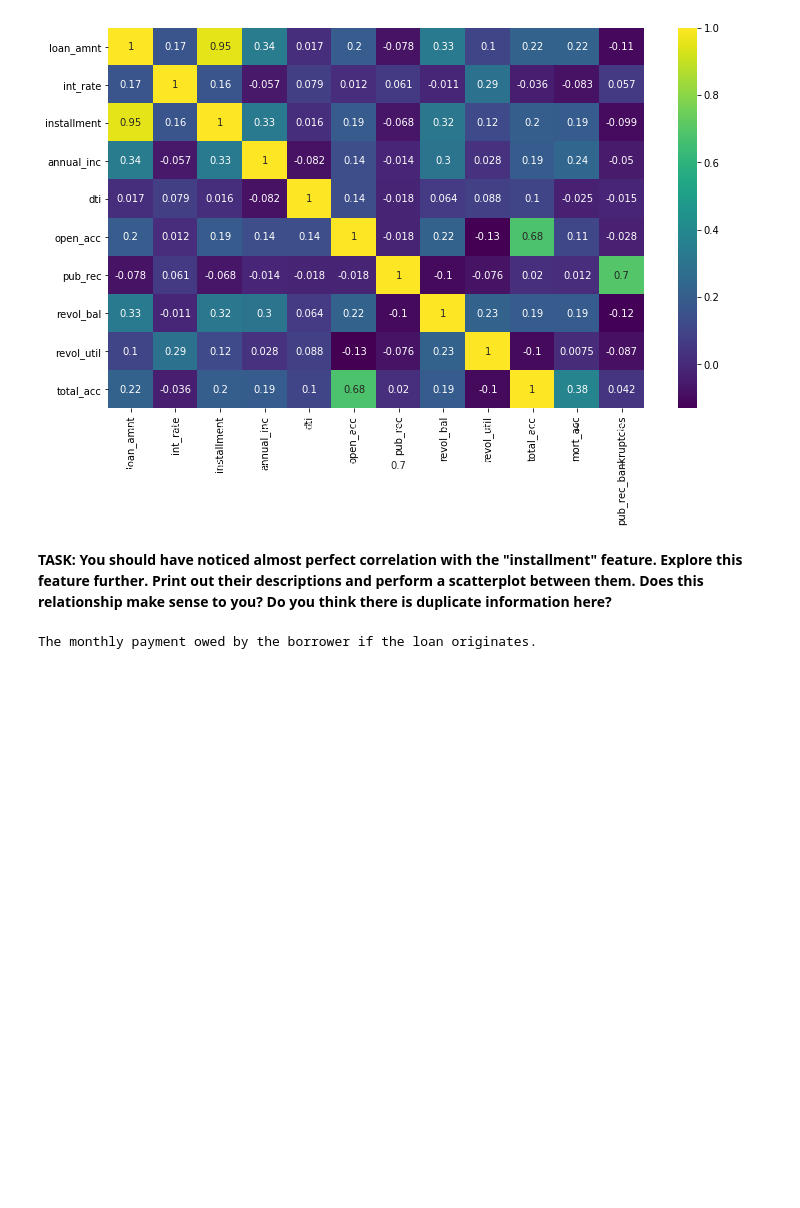
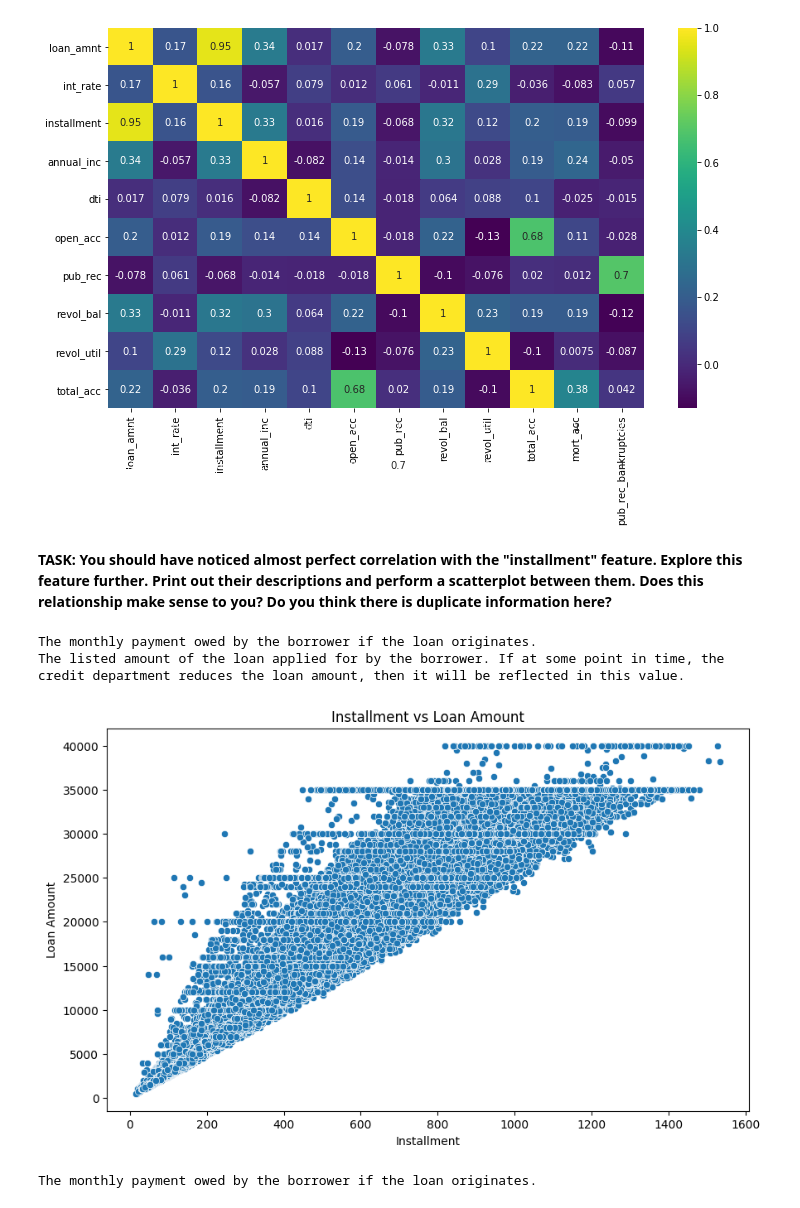
Before and after one commit to HamzaRadaideh/DL, a Jupyter notebook: Project.ipynb, the cells around one changed output. Drawn from its saved outputs; the diff is of its cells as text; code cells hidden in the pictures; blank space fills up the shorter version.

```diff
--- a/Project.ipynb
+++ b/Project.ipynb
@@ -184,5 +195,5 @@ import pandas as pd
 # %%
-data_info = pd.read_csv('../DATA/lending_club_info.csv',index_col='LoanStatNew')
+data_info = pd.read_csv('DATA\lending_club_info.csv',index_col='LoanStatNew')
 # %%
 print(data_info.loc['revol_util']['Description'])
 # %% [output]
@@ -293,3 +418,24 @@ memory usage: 81.6+ MB
+# %%
+# CODE HERE
+
+# Print feature descriptions
+def feat_info(col_name):
+    print(data_info.loc[col_name]['Description'])
+
+feat_info('installment')
+feat_info('loan_amnt')
+
+# Scatterplot between loan_amnt and installment
+plt.figure(figsize=(10, 6))
+sns.scatterplot(x='installment', y='loan_amnt', data=df)
+plt.title('Installment vs Loan Amount')
+plt.xlabel('Installment')
+plt.ylabel('Loan Amount')
+plt.show()
+# %% [output]
+The monthly payment owed by the borrower if the loan originates.
+The listed amount of the loan applied for by the borrower. If at some point in time, the credit department reduces the loan amount, then it will be reflected in this value.
+[figure, added]
 # %%
 # %% [output]
 The monthly payment owed by the borrower if the loan originates.
```
Also changed, not shown: parts of 137 cells of this notebook, 4 other files.
